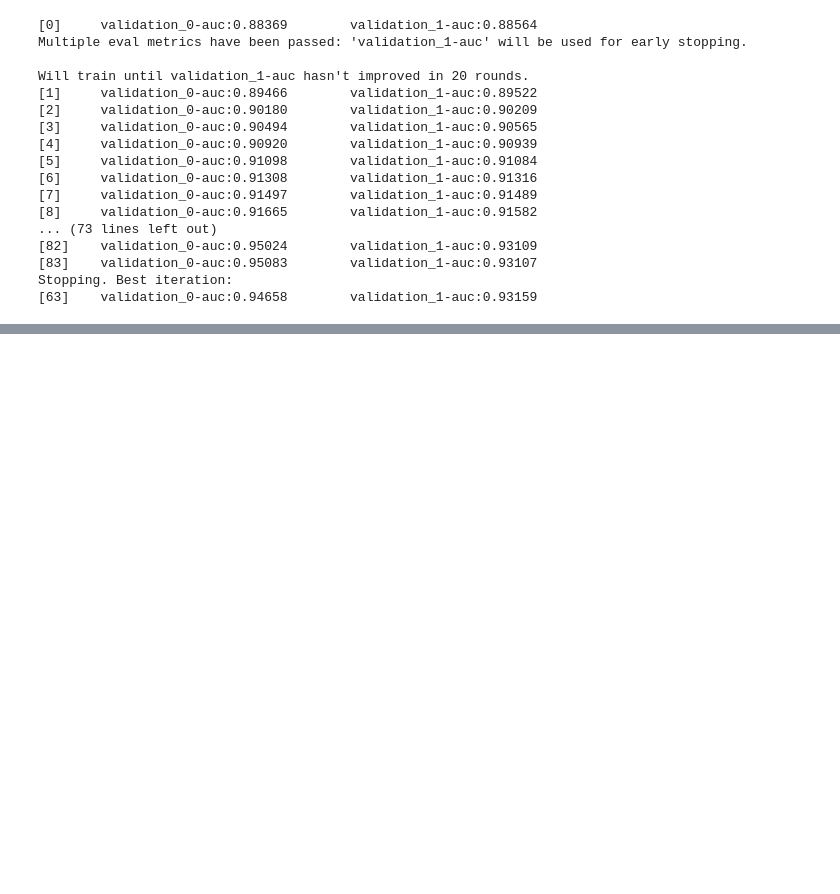
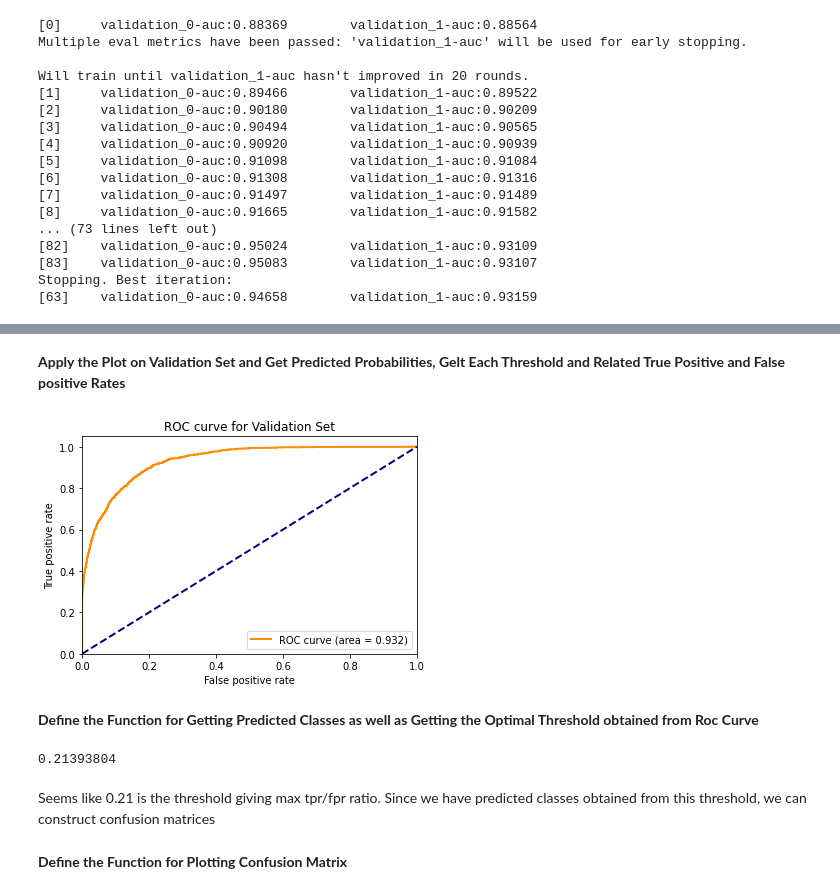
Before and after one commit to cansuergun/Income_Prediction, a Jupyter notebook: Income Level Prediction - XGBoost.ipynb, the cells around one changed output, grey strips where cells are left out. Cells and saved outputs as stored; diff of their text form; code cells hidden in the pictures; blank space fills up the shorter version.

```diff
--- a/Income Level Prediction - XGBoost.ipynb
+++ b/Income Level Prediction - XGBoost.ipynb
@@ -56,0 +80,25 @@ Stopping. Best iteration:
+# %%
+def plot_roc_curve (X, y, model,which_set):
+    y_pred = model.predict_proba(X, ntree_limit = model.get_booster().best_iteration)[:,1]
+    fpr, tpr, threshold = roc_curve(y, y_pred)
+    roc_auc = auc(fpr, tpr)
+    plt.figure()
+    plt.plot(fpr, tpr, color = 'darkorange', lw = 2, label = 'ROC curve (area = %0.3f)' % (roc_auc))
+    plt.plot([0,1],[0,1], color = 'navy', lw = 2, linestyle = '--')
+    plt.xlim([0,1])
+    plt.ylim([0,1.05])
+    plt.xlabel('False positive rate')
+    plt.ylabel('True positive rate')
+    plt.title('ROC curve for '+ which_set+ ' Set')
+    plt.legend()
+    plt.show()
+
+    return y_pred, fpr, tpr, threshold
+# %% [markdown]
+**Apply the Plot on Validation Set and Get Predicted Probabilities, Gelt Each Threshold and Related True Positive and False positive Rates**
+# %%
+y_pred_valid, fpr_valid, tpr_valid, threshold_valid =plot_roc_curve(X_train.iloc[n_first:], y_train.iloc[n_first:], model,which_set="Validation")
+# %% [output]
+[figure, added]
+# %% [markdown]
+**Define the Function for Getting Predicted Classes as well as Getting the Optimal Threshold obtained from Roc Curve**
@@ -56,0 +120,8 @@ Stopping. Best iteration:
+# %%
+optimal_treshold_valid
+# %% [output]
+0.21393804
+# %% [markdown]
+Seems like 0.21 is the threshold giving max tpr/fpr ratio. Since we have predicted classes obtained from this threshold, we can construct confusion matrices
+# %% [markdown]
+**Define the Function for Plotting Confusion Matrix**
```
Also changed, not shown: parts of 20 cells of this notebook, 1 other file.
